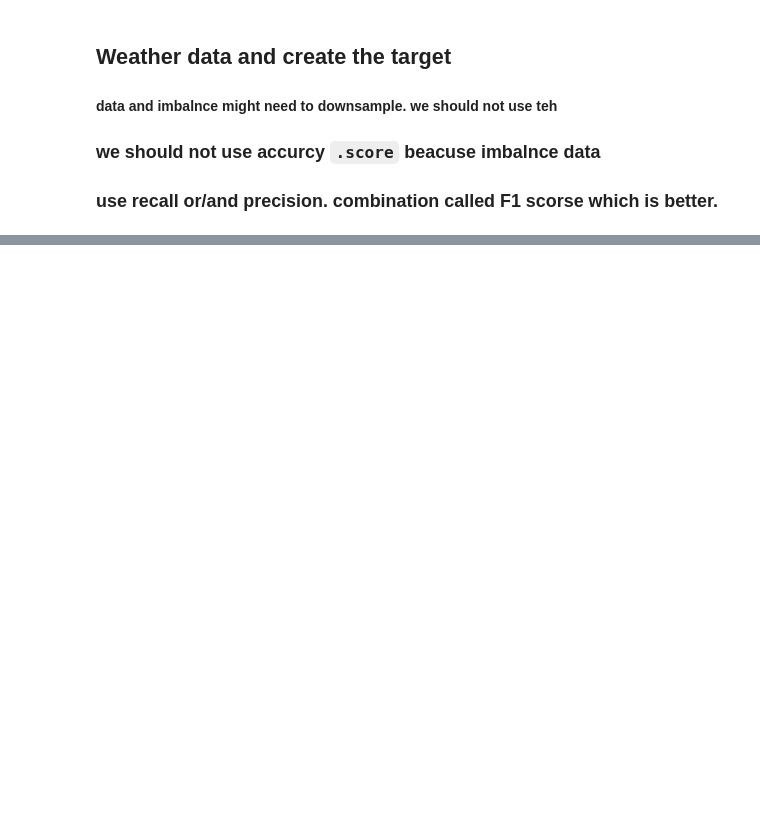
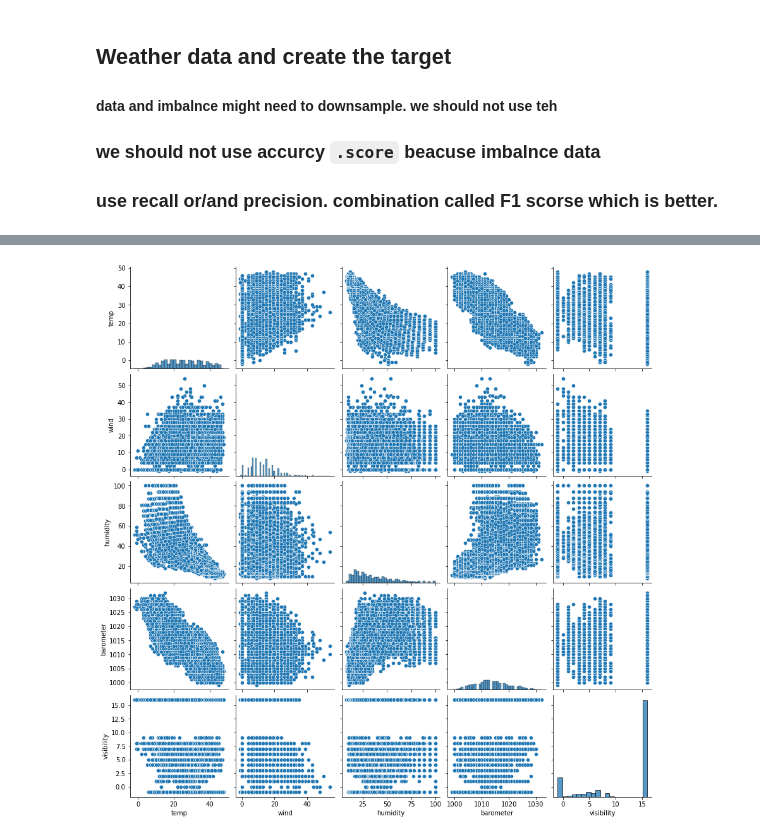
Before and after one commit to naiforfi/Bootcamp_repo, a Jupyter notebook: Saudi_Arabia_Rain.ipynb, the cells around one changed output, grey strips where cells are left out. Cells and saved outputs as stored; diff of their text form; code cells hidden in the pictures; blank space fills up the shorter version.

```diff
--- a/Saudi_Arabia_Rain.ipynb
+++ b/Saudi_Arabia_Rain.ipynb
@@ -270,0 +343,3 @@ SyntaxError: invalid syntax (80440395.py, line 1)
+# %%
+weather = data.loc[:10000,'temp':'visibility']
+weather
@@ -270,0 +360,5 @@ SyntaxError: invalid syntax (80440395.py, line 1)
+# %%
+#rainsdata = ['rain'].value_counts()
+sns.pairplot(weather);
+# %% [output]
+[figure, added]
```
Also changed, not shown: parts of 90 cells of this notebook.
